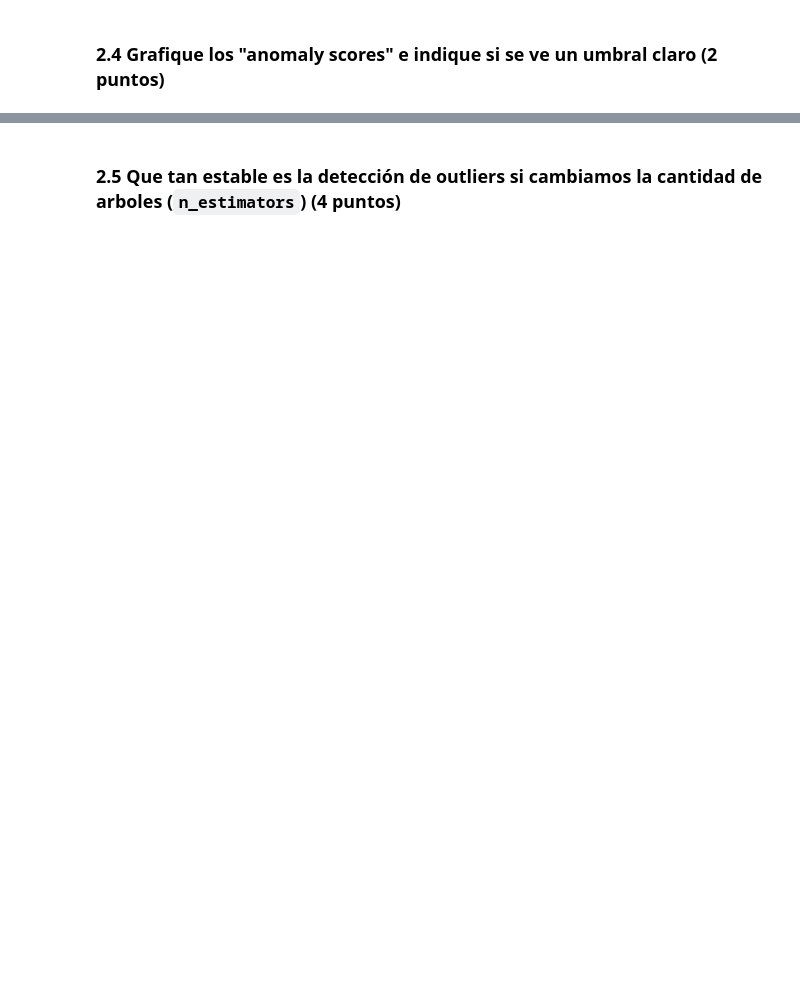
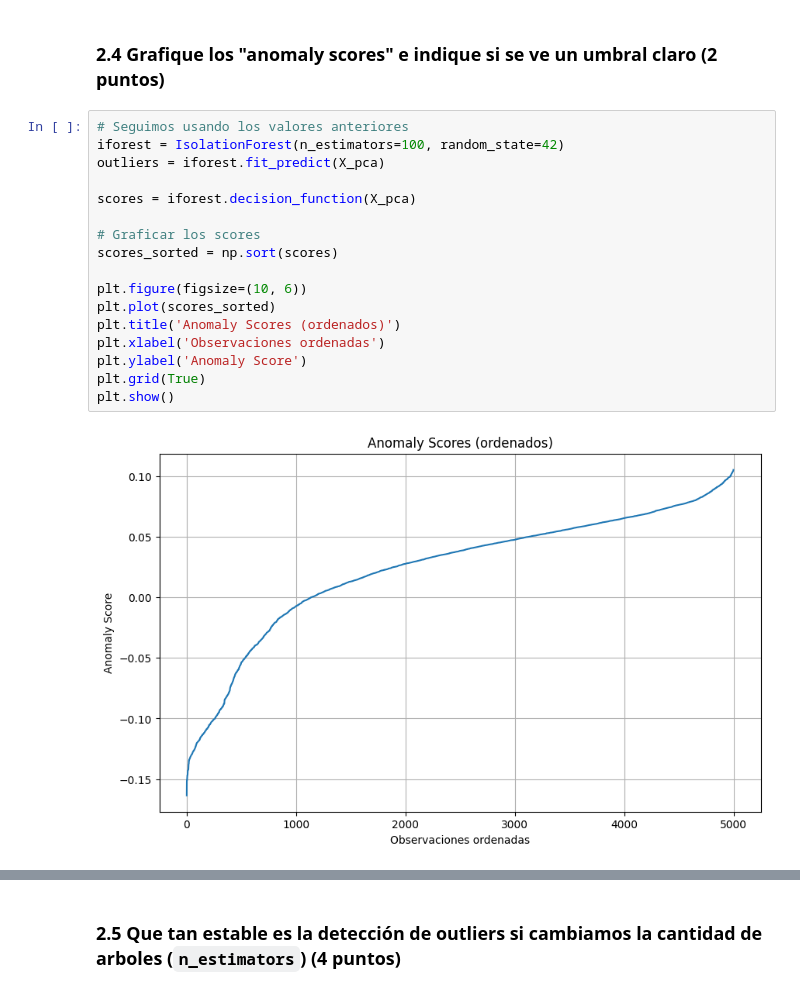
Before and after one commit to VicenteLavagnino/IIC2433, a Jupyter notebook: Tareas/T2/T2-VicenteLavagnino.ipynb, the cells around one changed output, grey strips where cells are left out. Cells and saved outputs as stored; diff of their text form; blank space fills up the shorter version.

```diff
--- a/Tareas/T2/T2-VicenteLavagnino.ipynb
+++ b/Tareas/T2/T2-VicenteLavagnino.ipynb
@@ -175,2 +300,21 @@ Normaliza los valores de las columnas del dataset. ¿Por qué esto es importante
 # %% [markdown]
 ### 2.4 Grafique los "anomaly scores" e indique si se ve un umbral claro (2 puntos)
+# %%
+# Seguimos usando los valores anteriores
+iforest = IsolationForest(n_estimators=100, random_state=42)
+outliers = iforest.fit_predict(X_pca)
+
+scores = iforest.decision_function(X_pca)
+
+# Graficar los scores
+scores_sorted = np.sort(scores)
+
+plt.figure(figsize=(10, 6))
+plt.plot(scores_sorted)
+plt.title('Anomaly Scores (ordenados)')
+plt.xlabel('Observaciones ordenadas')
+plt.ylabel('Anomaly Score')
+plt.grid(True)
+plt.show()
+# %% [output]
+[figure, added]
```
Also changed, not shown: parts of 72 cells of this notebook.
